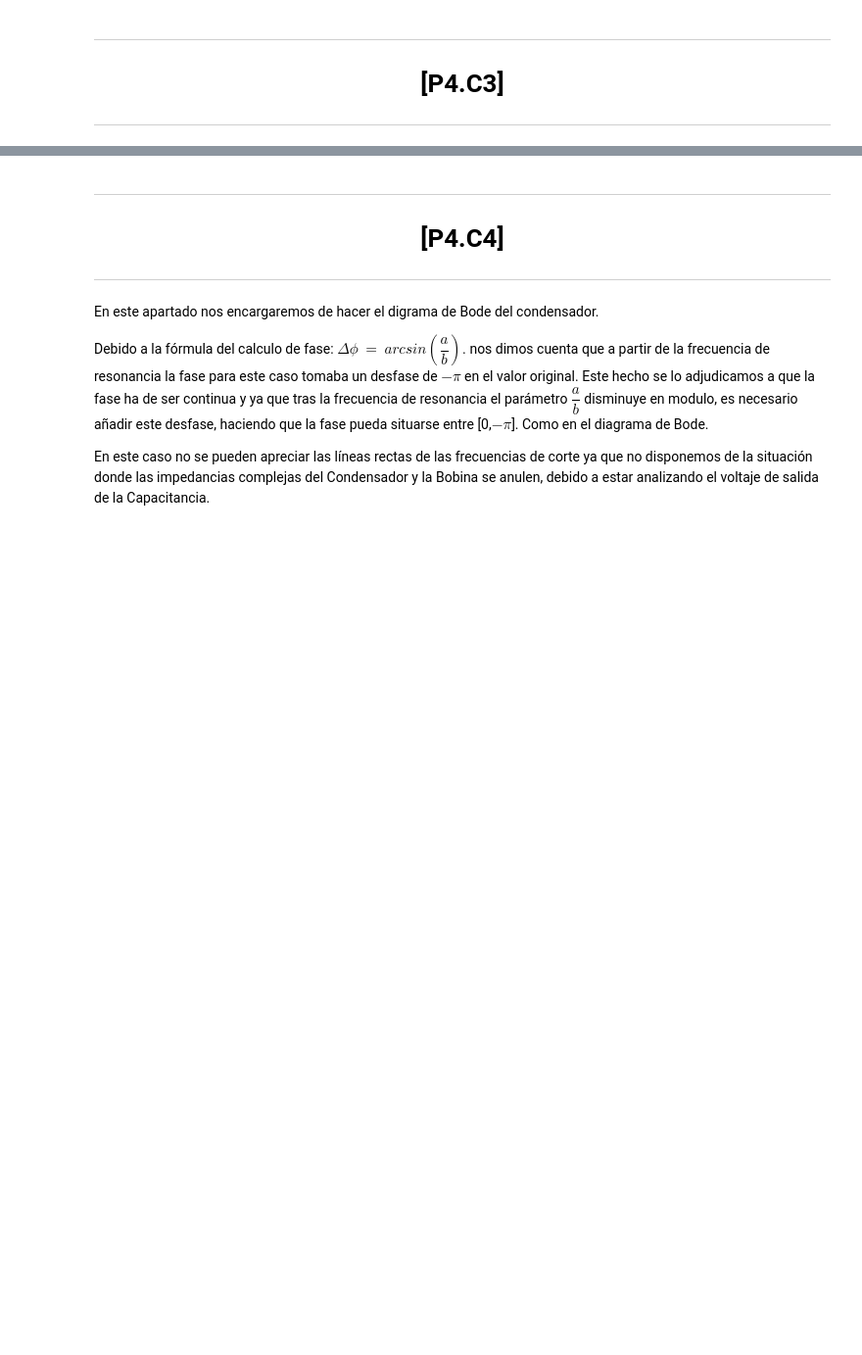
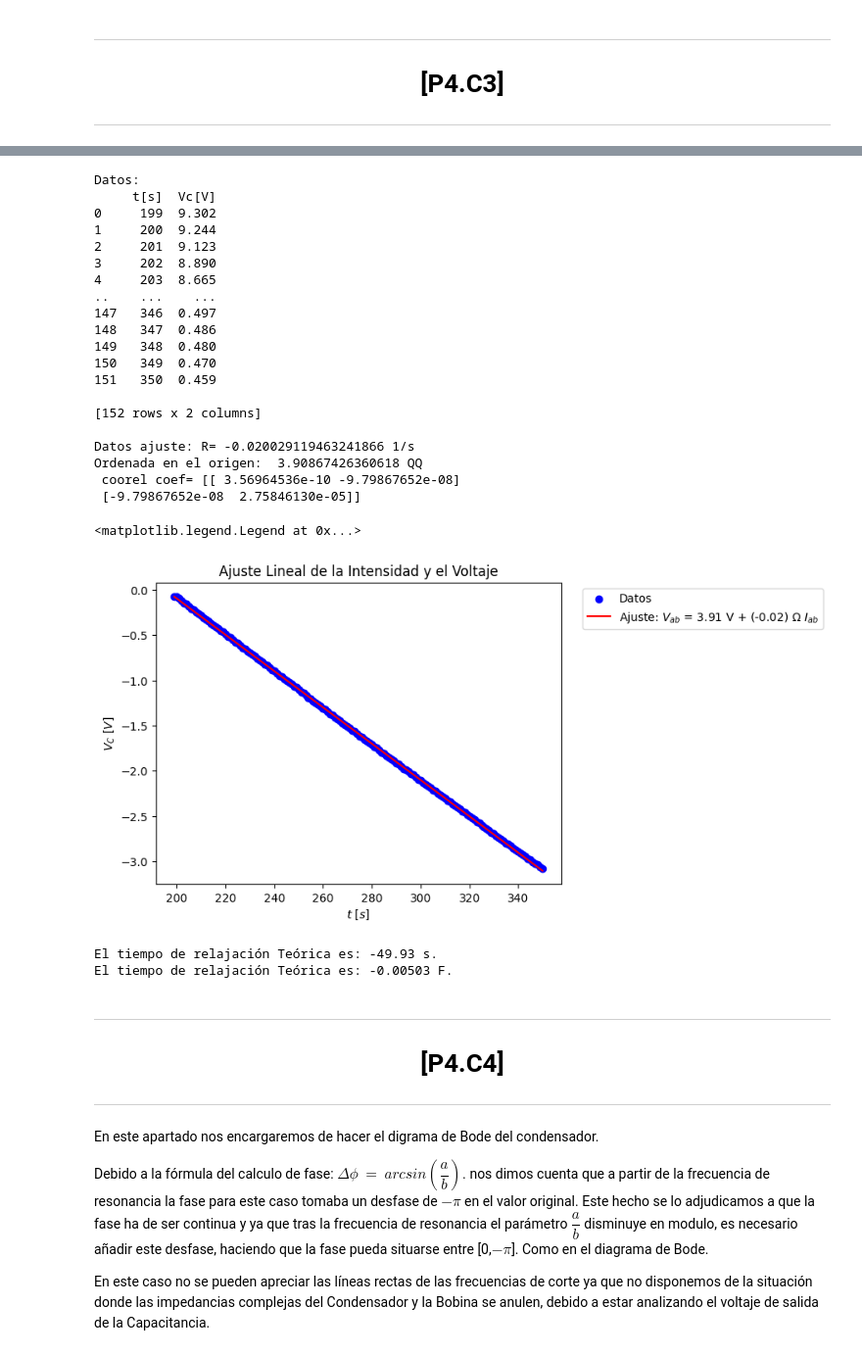
Before and after one commit to WetZap/Practicas-Circuitos, a Jupyter notebook: Practicas/Sesion 5/QuintaSesion.ipynb, the cells around one changed output, grey strips where cells are left out. Shown: that part at 98% size. Saved outputs shown, nothing was run; the diff lists cells and outputs as text; code cells hidden in the pictures; blank space fills up the shorter version.

Commit message:
Practica Realizada

```diff
--- a/Practicas/Sesion 5/QuintaSesion.ipynb
+++ b/Practicas/Sesion 5/QuintaSesion.ipynb
@@ -236,10 +187,0 @@ El módulo teórico ha sido calculado usando las ecuaciones expuestas en P4.C0.
-# %%
-# Recogemos los datos del excel.
-
-DatosParteC3 = pd.read_excel(xlsx_name,sheet_name='C3',usecols='A:E')
-
-Frecuencia = DatosParteC3["f(kHz)"].tolist()
-VoltajeFuente = DatosParteC3["Ve(V)"].tolist()
-VoltajeResist = DatosParteC3["VR(V)"].tolist()
-ValorA = DatosParteC3["a"].tolist()
-ValorB = DatosParteC3["b"].tolist()
@@ -469,3 +188,66 @@ Con el valor del ancho de banda calculamos el factor de Calidad: 17.33.
+# %%
+#Ponemos los datos en una tabla.
+data = {'t[s]': TiempoDesCarga,
+        'Vc[V]': VoltajeCondensadorDesCarga}
+df = pd.DataFrame(data)
+print(f'Datos:\n{df}\n')
+# Obtenemos los valores de la abcisas
+yDescarga = []
+for i in VoltajeCondensadorDesCarga:
+    yDescarga.append(np.log((i/VoltajeFuente)))
+
+# Realizamos el ajuste lineal con np.polyfit
+print('Datos ajuste: ',end='')
+[slope, intercept], r = np.polyfit(TiempoDesCarga,yDescarga,deg=1,cov=True)
+print("R=", slope,"1/s","\nOrdenada en el origen: ", intercept,"QQ","\n coorel coef=",r)
+
+# Crear una función para la línea ajustada
+def ajuste_lineal(x):
+    return intercept + slope * x
+
+# Graficamos los datos y el ajuste lineal
+plt.scatter(TiempoDesCarga, yDescarga, label='Datos', color='blue')
+plt.plot(TiempoDesCarga, ajuste_lineal(TiempoDesCarga), color='red', label=fr'Ajuste: $V_{{ab}}$ = {intercept:.2f} V + ({slope:.2f}) $\Omega$ $I_{{ab}}$')
+plt.xlabel(r'$t\ [s]$')
+plt.ylabel(r'$V_{C} \ [V]$')
+plt.title('Ajuste Lineal de la Intensidad y el Voltaje')
+plt.legend(bbox_to_anchor=(1.04, 1), loc="upper left")
+# %% [output]
+Datos:
+     t[s]  Vc[V]
+0     199  9.302
+1     200  9.244
+2     201  9.123
+3     202  8.890
+4     203  8.665
+..    ...    ...
+147   346  0.497
+148   347  0.486
+149   348  0.480
+150   349  0.470
+151   350  0.459
+
+[152 rows x 2 columns]
+
+Datos ajuste: R= -0.020029119463241866 1/s
+Ordenada en el origen:  3.90867426360618 QQ
+ coorel coef= [[ 3.56964536e-10 -9.79867652e-08]
+ [-9.79867652e-08  2.75846130e-05]]
+<matplotlib.legend.Legend at 0x...>
+[figure, added]
+# %%
+# A partir de los datos de la Ordenada en el origen y de la pendiente obtenemos los valores de C y tau.
+
+TauPracticaDesCarga = 1/slope
+
+# Calculamos el valor de C
+CapacidadPracticaDesCarga = TauPracticaDesCarga/ResistenciaPra
+
+print(f'El tiempo de relajación Teórica es: {round(TauPracticaDesCarga,2)} s.')
+print(f'El tiempo de relajación Teórica es: {round(CapacidadPracticaDesCarga,5)} F.')
+# %% [output]
+El tiempo de relajación Teórica es: -49.93 s.
+El tiempo de relajación Teórica es: -0.00503 F.
 # %% [markdown]
 ---
 <h1 style="text-align: center;">[P4.C4]</h1>
```
Also changed, not shown: parts of 19 cells of this notebook, 3 other files.
